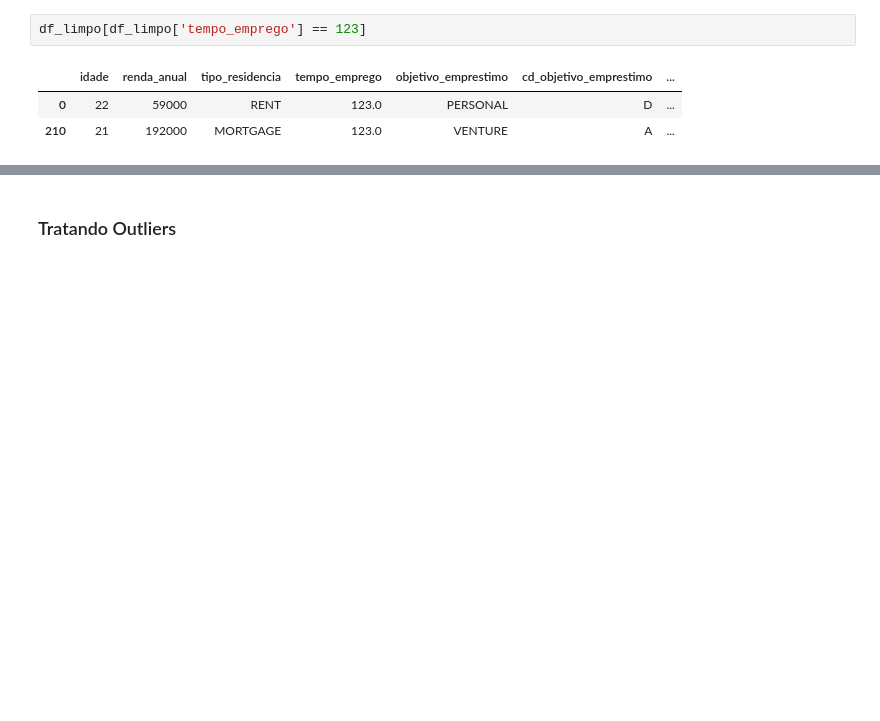
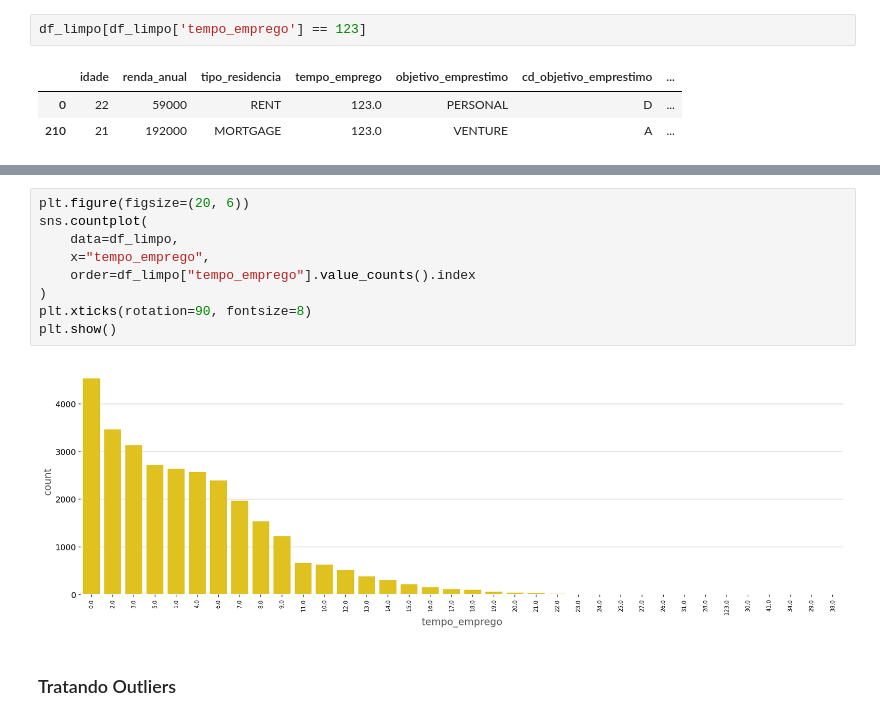
Before and after one commit to vvinicios/Machine-Learning-Consessao-de-Credito, a Jupyter notebook: 01_EDA.ipynb, the cells around one changed output, grey strips where cells are left out. Drawn from its saved outputs; the diff is of its cells as text; blank space fills up the shorter version.

```diff
--- a/1-EDA.ipynb
+++ b/01_EDA.ipynb
@@ -337,3 +360,14 @@ df_limpo[df_limpo['tempo_emprego'] == 123]
+# %%
+plt.figure(figsize=(20, 6))
+sns.countplot(
+    data=df_limpo,
+    x="tempo_emprego",
+    order=df_limpo["tempo_emprego"].value_counts().index
+)
+plt.xticks(rotation=90, fontsize=8)
+plt.show()
+# %% [output]
+[figure, added]
 # %% [markdown]
 ### Tratando Outliers
 # %%
```
Also changed, not shown: parts of 17 cells of this notebook.
